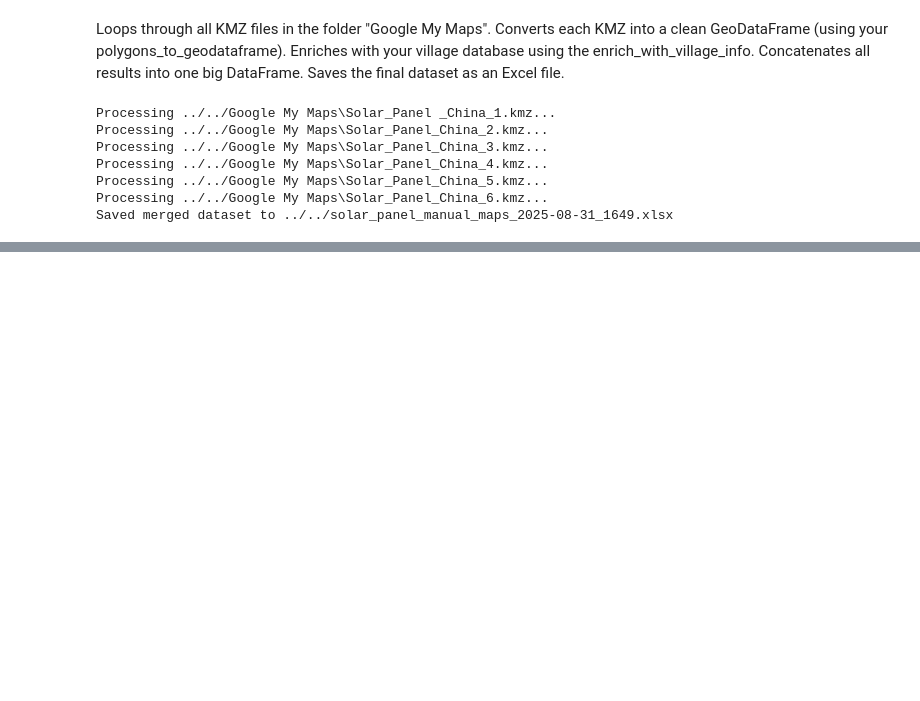
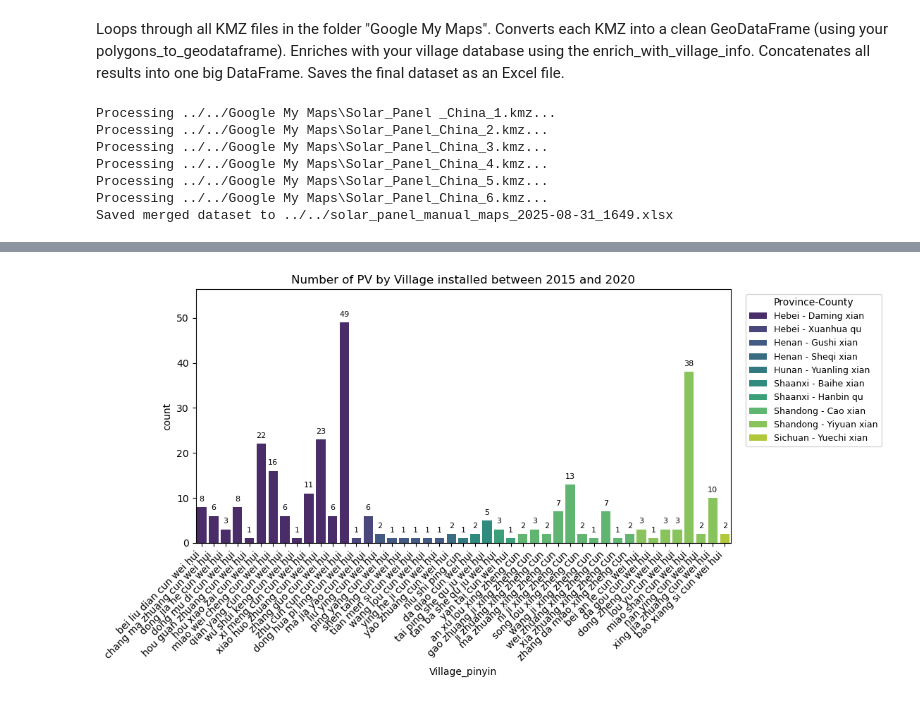
Before and after one commit to XinranHf/solar-data-china, a Jupyter notebook: scripts/satellite_image/manual_mapping.ipynb, the cells around one changed output, grey strips where cells are left out. Drawn from its saved outputs; the diff is of its cells as text; code cells hidden in the pictures; blank space fills up the shorter version.

```diff
--- a/scripts/satellite_image/manual_mapping.ipynb
+++ b/scripts/satellite_image/manual_mapping.ipynb
@@ -288,0 +399,2 @@ Saved merged dataset to ../../solar_panel_manual_maps_2025-08-31_1649.xlsx
+# %%
+filter = data[(data["Year_moy"] > 2014) & (data["Year_moy"] <= 2020)]
@@ -288,0 +436,57 @@ Saved merged dataset to ../../solar_panel_manual_maps_2025-08-31_1649.xlsx
+# %%
+count_by_townships = (
+    filter.groupby(["Village_pinyin", "Province_pinyin", "County_pinyin"])
+    .size()
+    .reset_index(name="count")
+)
+
+count_by_townships["Province_County"] = (
+    count_by_townships["Province_pinyin"] + " - " + count_by_townships["County_pinyin"]
+)
+
+
+count_by_townships = count_by_townships.sort_values(["Province_County", "Village_pinyin"]).reset_index(drop=True)
+
+order = count_by_townships["Village_pinyin"].tolist()
+hue_order = count_by_townships["Province_County"].unique().tolist()
+palette = sns.color_palette("viridis", n_colors=len(hue_order))
+
+
+fig, ax = plt.subplots(figsize=(max(12, len(order) * 0.25), 6))
+
+sns.barplot(
+    data=count_by_townships,
+    x="Village_pinyin",
+    y="count",
+    hue="Province_County",
+    order=order,
+    hue_order=hue_order,
+    palette=palette,
+    ax=ax
+)
+
+
+y_offset = count_by_townships["count"].max() * 0.02
+for p in ax.patches:
+    height = p.get_height()
+    if np.isnan(height) or height == 0:
+        continue
+    x = p.get_x() + p.get_width() / 2
+    ax.annotate(
+        f"{int(height)}",
+        (x, height + y_offset),
+        ha="center", va="bottom",
+        fontsize=8,
+        rotation=0
+    )
+
+ax.legend(title="Province-County", bbox_to_anchor=(1.02, 1), loc="upper left", fontsize=9)
+
+ax.set_title("Number of PV by Village installed between 2015 and 2020")
+plt.xticks(rotation=45, ha="right")
+ax.set_ylim(0, count_by_townships["count"].max() * 1.15)
+plt.tight_layout()
+plt.subplots_adjust(right=0.75)
+plt.show()
+# %% [output]
+[figure, added]
```
Also changed, not shown: parts of 8 cells of this notebook, 14 other files.
